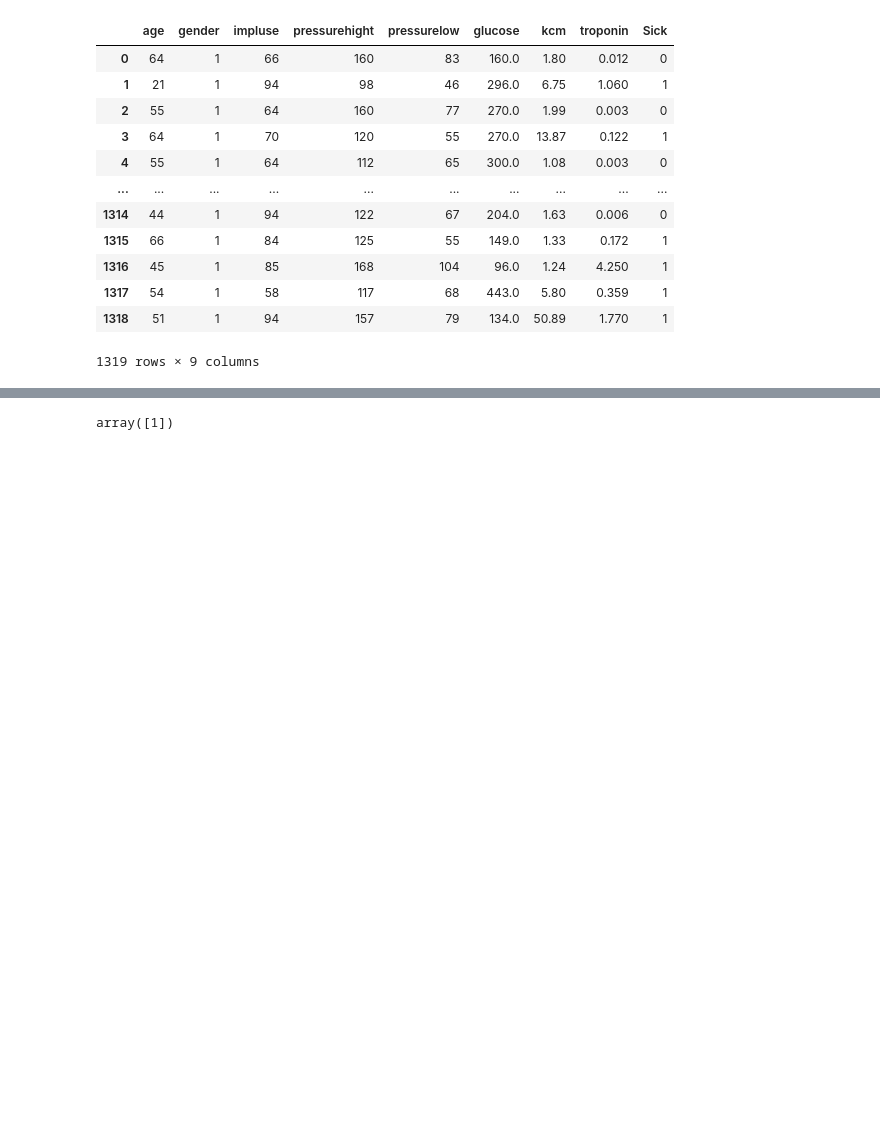
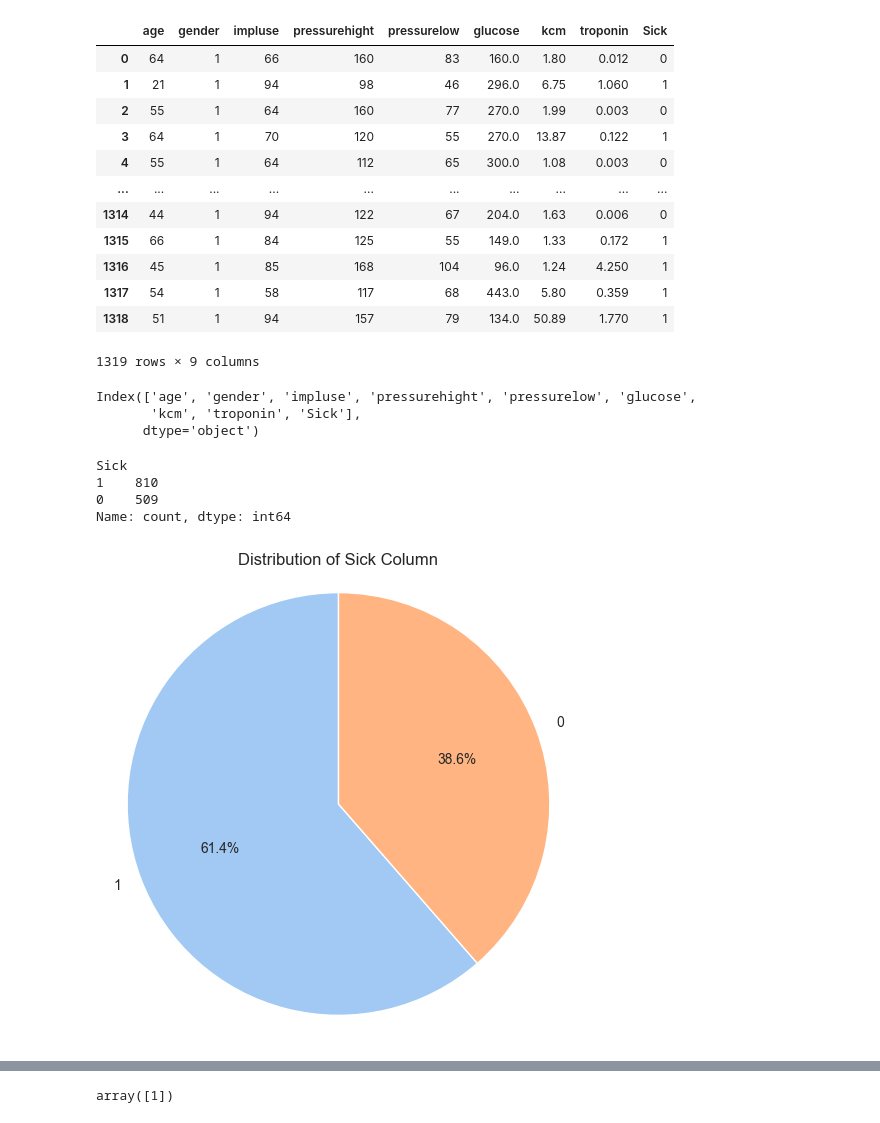
Before and after one commit to Youssef3082004/Heart_Attack_Model, a Jupyter notebook: Heart_Attack_ML.ipynb, the cells around one changed output, grey strips where cells are left out. Cells and saved outputs as stored; diff of their text form; code cells hidden in the pictures; blank space fills up the shorter version.

```diff
--- a/Heart_Attack_ML.ipynb
+++ b/Heart_Attack_ML.ipynb
@@ -125,3 +112,31 @@ data
 | 1317 | 54 | 1 | 58 | 117 | 68 | 443.0 | 5.80 | 0.359 | 1 |
 | 1318 | 51 | 1 | 94 | 157 | 79 | 134.0 | 50.89 | 1.770 | 1 |
 1319 rows × 9 columns
+# %%
+data.columns
+# %% [output]
+Index(['age', 'gender', 'impluse', 'pressurehight', 'pressurelow', 'glucose',
+       'kcm', 'troponin', 'Sick'],
+      dtype='object')
+# %%
+data["Sick"].value_counts()
+# %% [output]
+Sick
+1    810
+0    509
+Name: count, dtype: int64
+# %%
+
+value_counts = data["Sick"].value_counts()
+
+sns.set_style("whitegrid")
+colors = sns.color_palette("pastel")
+
+plt.figure(figsize=(6,6))
+plt.pie(value_counts.values,labels=value_counts.index, colors=colors,autopct='%1.1f%%',startangle=90)
+
+plt.title("Distribution of Sick Column")
+plt.axis('equal')
+plt.show()
+# %% [output]
+[figure, added]
```
Also changed, not shown: parts of 22 cells of this notebook.
